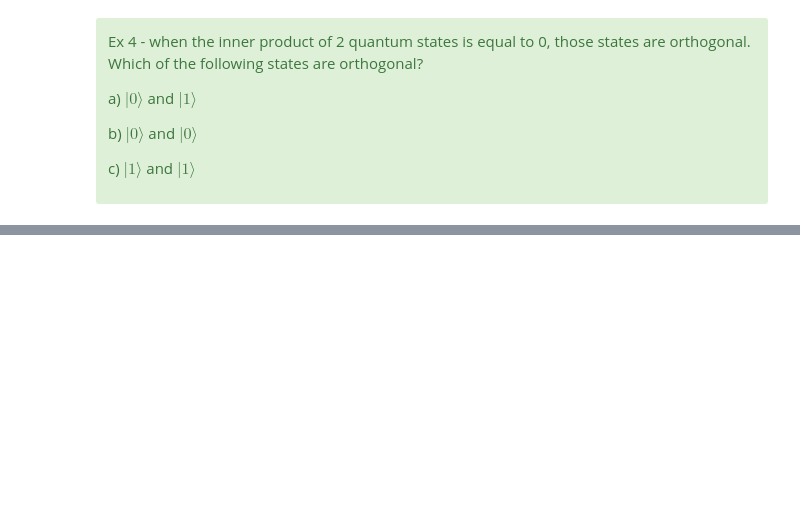
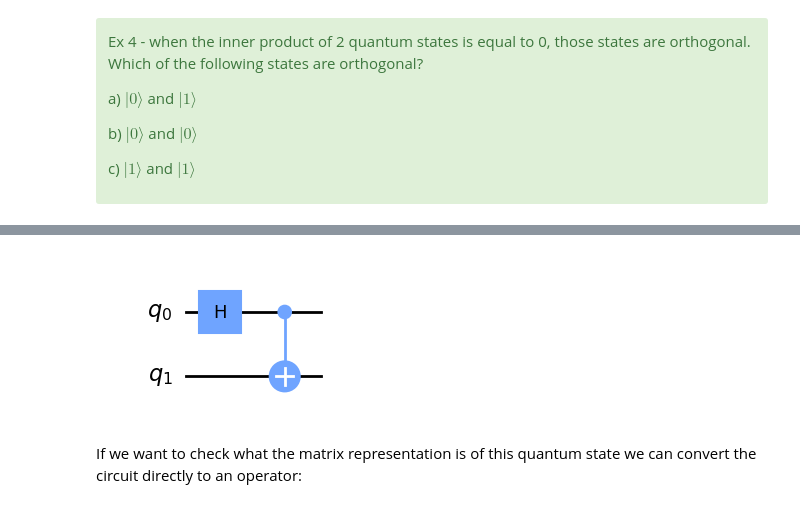
Before and after one commit to Martyna94/QiskitSummerSchool2023, a Jupyter notebook: Lab1/Lab 1.ipynb, the cells around one changed output, grey strips where cells are left out. Drawn from its saved outputs; the diff is of its cells as text; code cells hidden in the pictures; blank space fills up the shorter version.

```diff
--- a/Lab1/Lab 1.ipynb
+++ b/Lab1/Lab 1.ipynb
@@ -225,0 +471,10 @@ E.g. for constant-0 we can create the corresponding matrix m1 like so:
+# %%
+bell = QuantumCircuit(2)
+bell.h(0)# apply an H gate to the circuit
+bell.cx(0,1) # apply an H gate to the circuit
+
+bell.draw(output="mpl")
+# %% [output]
+[figure, added]
+# %% [markdown]
+If we want to check what the matrix representation is of this quantum state we can convert the circuit directly to an operator:
```
Also changed, not shown: parts of 68 cells of this notebook, 4 other files.
